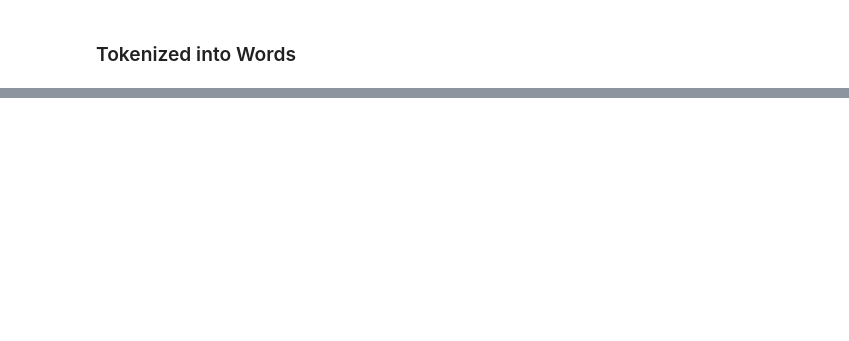
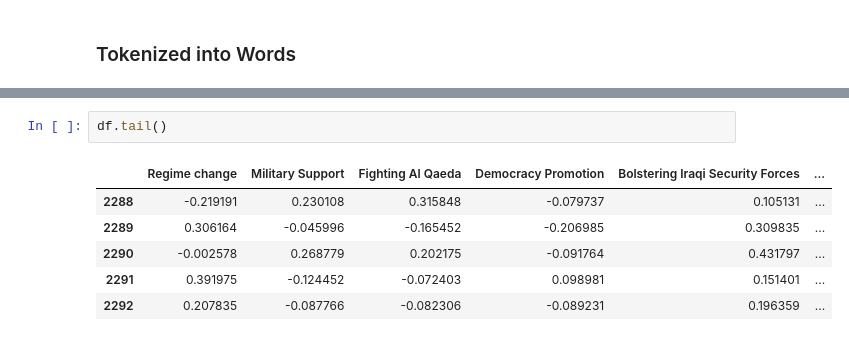
Before and after one commit to Kasheme/NLP, a Jupyter notebook: US Presedential Speeches/Topic Modelling/top2vec model build.ipynb, the cells around one changed output, grey strips where cells are left out. Drawn from its saved outputs; the diff is of its cells as text; blank space fills up the shorter version.

```diff
--- a/US Presedential Speeches/Topic Modelling/top2vec model build.ipynb
+++ b/US Presedential Speeches/Topic Modelling/top2vec model build.ipynb
@@ -90,0 +407,9 @@ topic_words, word_scores, topic_nums = model.get_topics(17)
+# %%
+df.tail()
+# %% [output]
+|  | Regime change | Military Support | Fighting Al Qaeda | Democracy Promotion | Bolstering Iraqi Security Forces | ... |
+| 2288 | -0.219191 | 0.230108 | 0.315848 | -0.079737 | 0.105131 | ... |
+| 2289 | 0.306164 | -0.045996 | -0.165452 | -0.206985 | 0.309835 | ... |
+| 2290 | -0.002578 | 0.268779 | 0.202175 | -0.091764 | 0.431797 | ... |
+| 2291 | 0.391975 | -0.124452 | -0.072403 | 0.098981 | 0.151401 | ... |
+| 2292 | 0.207835 | -0.087766 | -0.082306 | -0.089231 | 0.196359 | ... |
```
Also changed, not shown: parts of 62 cells of this notebook, 4 other files.
